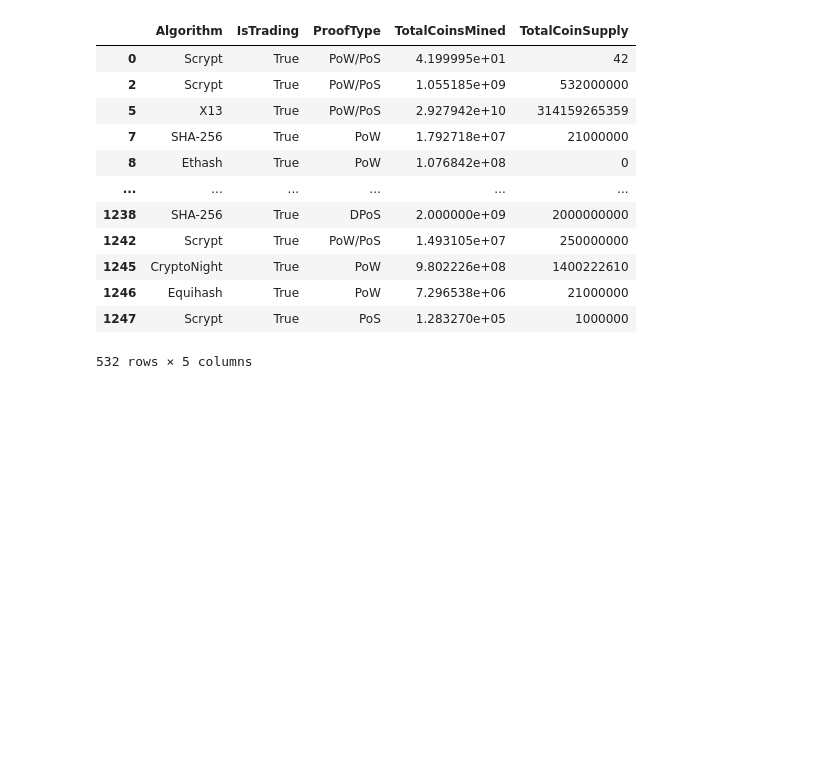
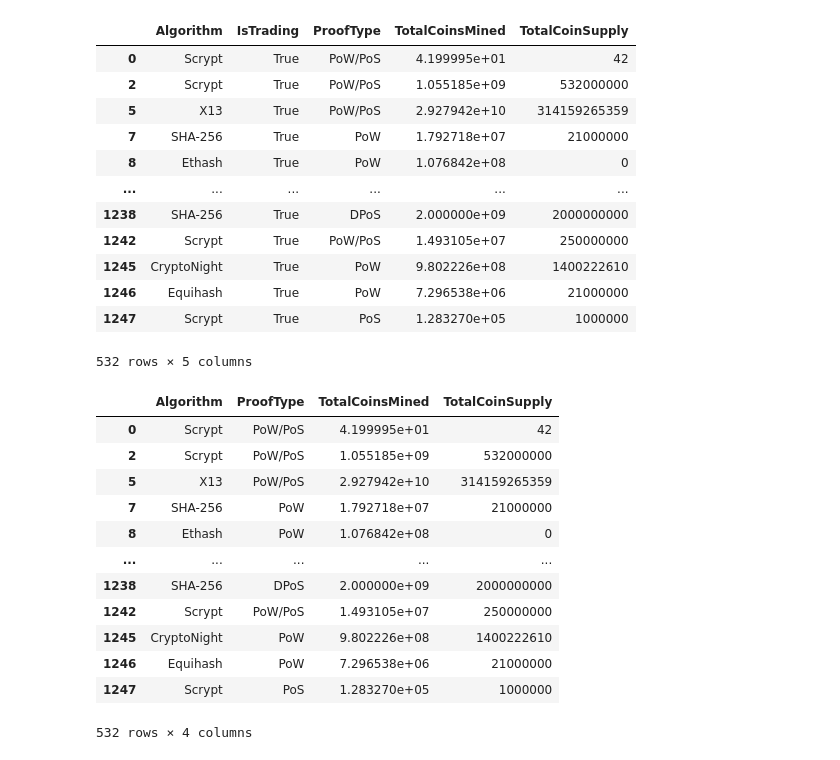
Before and after one commit to adriana-icasiano/unsupervised_learning_challenge, a Jupyter notebook: cypto_predictor.ipynb, the cells around one changed output. Cells and saved outputs as stored; diff of their text form; code cells hidden in the pictures; blank space fills up the shorter version.

```diff
--- a/cypto_predictor.ipynb
+++ b/cypto_predictor.ipynb
@@ -105,3 +106,20 @@ df5
 | 1246 | Equihash | True | PoW | 7.296538e+06 | 21000000 |
 | 1247 | Scrypt | True | PoS | 1.283270e+05 | 1000000 |
 532 rows × 5 columns
+# %%
+df6 = df5.drop(['IsTrading'], axis=1)
+df6
+# %% [output]
+|  | Algorithm | ProofType | TotalCoinsMined | TotalCoinSupply |
+| 0 | Scrypt | PoW/PoS | 4.199995e+01 | 42 |
+| 2 | Scrypt | PoW/PoS | 1.055185e+09 | 532000000 |
+| 5 | X13 | PoW/PoS | 2.927942e+10 | 314159265359 |
+| 7 | SHA-256 | PoW | 1.792718e+07 | 21000000 |
+| 8 | Ethash | PoW | 1.076842e+08 | 0 |
+| ... | ... | ... | ... | ... |
+| 1238 | SHA-256 | DPoS | 2.000000e+09 | 2000000000 |
+| 1242 | Scrypt | PoW/PoS | 1.493105e+07 | 250000000 |
+| 1245 | CryptoNight | PoW | 9.802226e+08 | 1400222610 |
+| 1246 | Equihash | PoW | 7.296538e+06 | 21000000 |
+| 1247 | Scrypt | PoS | 1.283270e+05 | 1000000 |
+532 rows × 4 columns
```
Also changed, not shown: parts of 2 cells of this notebook.
